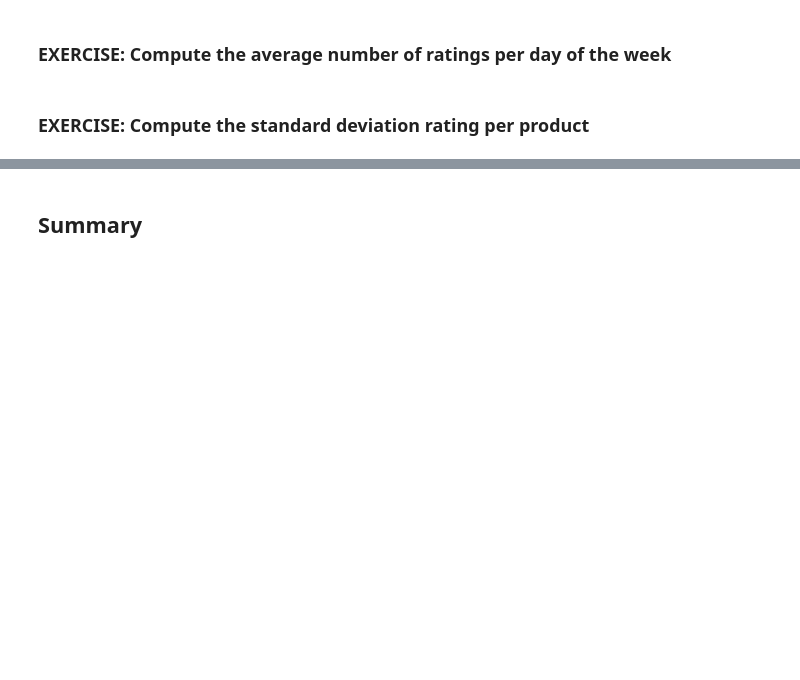
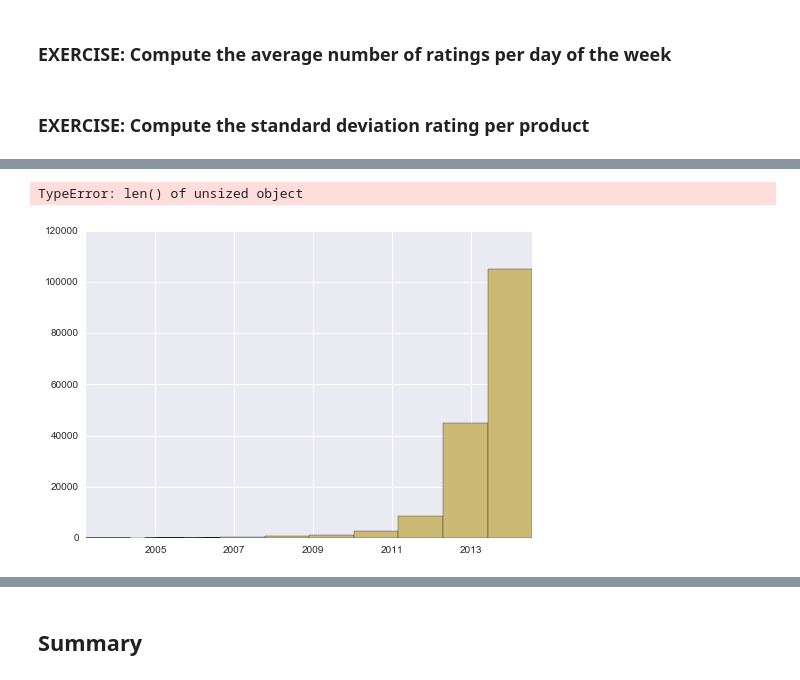
Before and after one commit to aterrel/pydata101, a Jupyter notebook: 1-pandas.ipynb, the cells around one changed output, grey strips where cells are left out. Saved outputs shown, nothing was run; the diff lists cells and outputs as text; code cells hidden in the pictures; blank space fills up the shorter version.

```diff
--- a/1-pandas.ipynb
+++ b/1-pandas.ipynb
@@ -414,0 +475,5 @@ Name: reviewText, dtype: int64
+# %%
+df.groupby('overall').unixReviewTime.hist()[2]
+# %% [output]
+TypeError: len() of unsized object
+[figure, added]
```
Also changed, not shown: parts of 32 cells of this notebook.
